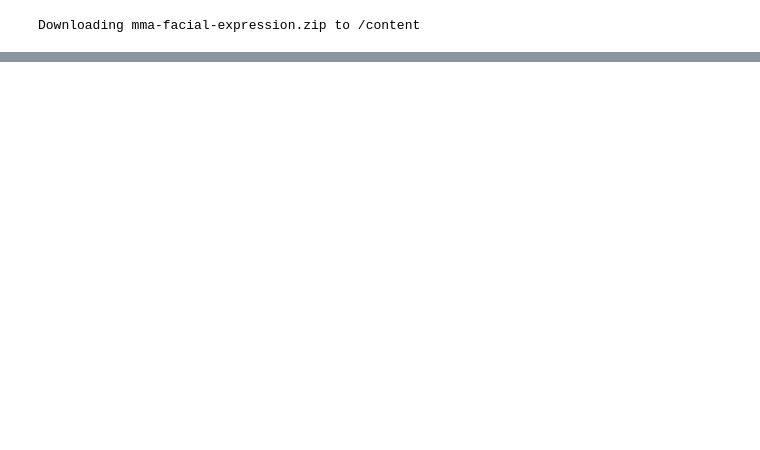
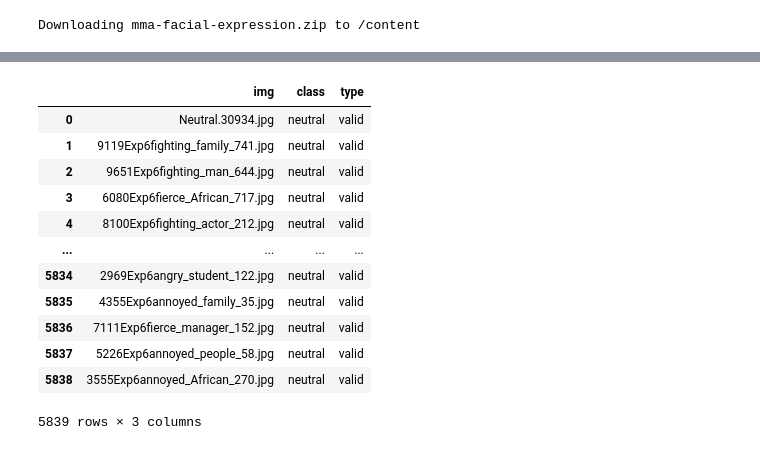
Before and after one commit to imnawar/EmotionRecognition, a Jupyter notebook: Download_dataset.ipynb, the cells around one changed output, grey strips where cells are left out. Saved outputs shown, nothing was run; the diff lists cells and outputs as text; code cells hidden in the pictures; blank space fills up the shorter version.

```diff
--- a/Download_dataset.ipynb
+++ b/Download_dataset.ipynb
@@ -53,0 +261,25 @@ Downloading mma-facial-expression.zip to /content
+# %%
+neutral_images_valid = os.listdir('/content/emotions_dataset/MMAFEDB/valid/neutral')
+# %%
+#create new df
+neutral_images_valid_df = pd.DataFrame({'img':neutral_images_valid})
+# %%
+neutral_images_valid_df['class'] = 'neutral'
+# %%
+neutral_images_valid_df['type'] = 'valid'
+# %%
+neutral_images_valid_df
+# %% [output]
+|  | img | class | type |
+| 0 | Neutral.30934.jpg | neutral | valid |
+| 1 | 9119Exp6fighting_family_741.jpg | neutral | valid |
+| 2 | 9651Exp6fighting_man_644.jpg | neutral | valid |
+| 3 | 6080Exp6fierce_African_717.jpg | neutral | valid |
+| 4 | 8100Exp6fighting_actor_212.jpg | neutral | valid |
+| ... | ... | ... | ... |
+| 5834 | 2969Exp6angry_student_122.jpg | neutral | valid |
+| 5835 | 4355Exp6annoyed_family_35.jpg | neutral | valid |
+| 5836 | 7111Exp6fierce_manager_152.jpg | neutral | valid |
+| 5837 | 5226Exp6annoyed_people_58.jpg | neutral | valid |
+| 5838 | 3555Exp6annoyed_African_270.jpg | neutral | valid |
+5839 rows × 3 columns
```
Also changed, not shown: parts of 37 cells of this notebook.
